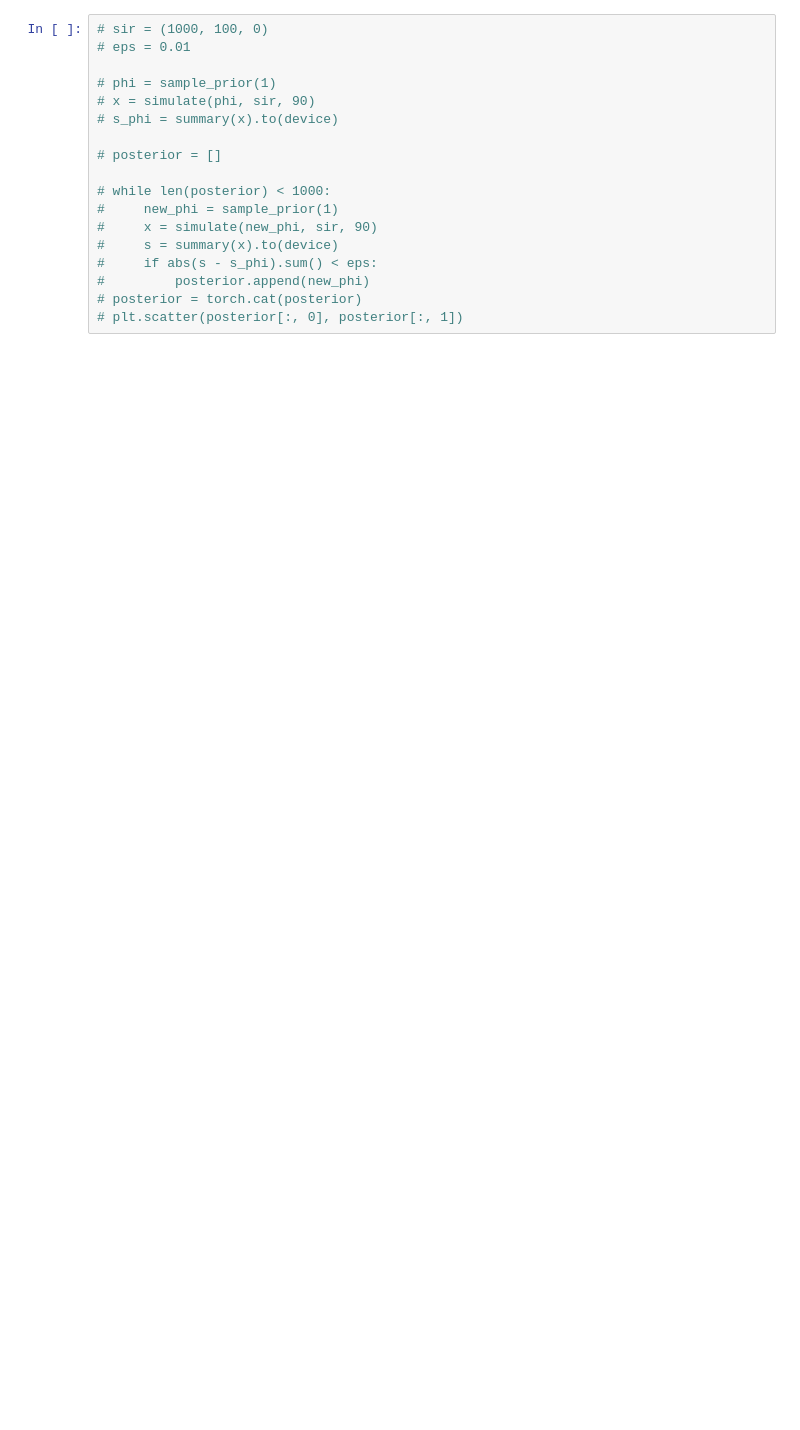
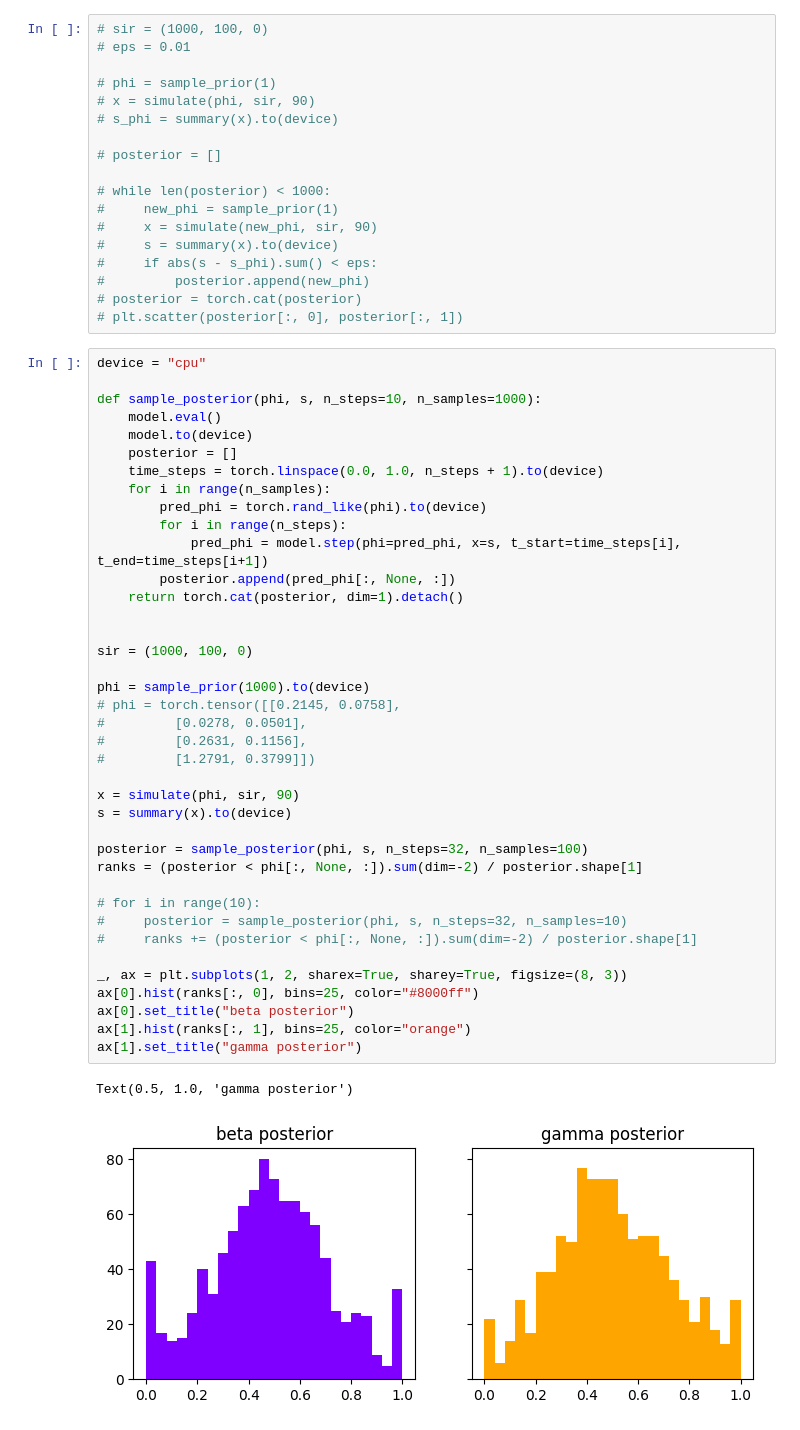
Before and after one commit to nidropakshin2/Amortized-learning, a Jupyter notebook: notebooks/SIR_flow.ipynb, the cells around one changed output. Cells and saved outputs as stored; diff of their text form; blank space fills up the shorter version.

```diff
--- a/notebooks/SIR_flow.ipynb
+++ b/notebooks/SIR_flow.ipynb
@@ -308,3 +311,45 @@ tensor([[0.0000, 0.0584, 0.0132, 0.0102, 0.6770, 0.1902, 0.8434]]) tensor([[0.06
 #         posterior.append(new_phi)
 # posterior = torch.cat(posterior)
 # plt.scatter(posterior[:, 0], posterior[:, 1])
+# %%
+device = "cpu"
+
+def sample_posterior(phi, s, n_steps=10, n_samples=1000):
+    model.eval()
+    model.to(device)
+    posterior = []
+    time_steps = torch.linspace(0.0, 1.0, n_steps + 1).to(device)
+    for i in range(n_samples):
+        pred_phi = torch.rand_like(phi).to(device)
+        for i in range(n_steps):
+            pred_phi = model.step(phi=pred_phi, x=s, t_start=time_steps[i], t_end=time_steps[i+1])
+        posterior.append(pred_phi[:, None, :])
+    return torch.cat(posterior, dim=1).detach()
+
+
+sir = (1000, 100, 0)
+
+phi = sample_prior(1000).to(device)
+# phi = torch.tensor([[0.2145, 0.0758],
+#         [0.0278, 0.0501],
+#         [0.2631, 0.1156],
+#         [1.2791, 0.3799]])
+
+x = simulate(phi, sir, 90)
+s = summary(x).to(device)
+
+posterior = sample_posterior(phi, s, n_steps=32, n_samples=100)
+ranks = (posterior < phi[:, None, :]).sum(dim=-2) / posterior.shape[1]
+
+# for i in range(10):
+#     posterior = sample_posterior(phi, s, n_steps=32, n_samples=10)
+#     ranks += (posterior < phi[:, None, :]).sum(dim=-2) / posterior.shape[1]
+
+_, ax = plt.subplots(1, 2, sharex=True, sharey=True, figsize=(8, 3))
+ax[0].hist(ranks[:, 0], bins=25, color="#8000ff")
+ax[0].set_title("beta posterior")
+ax[1].hist(ranks[:, 1], bins=25, color="orange")
+ax[1].set_title("gamma posterior")
+# %% [output]
+Text(0.5, 1.0, 'gamma posterior')
+[figure, added]
```
Also changed, not shown: parts of 12 cells of this notebook.
